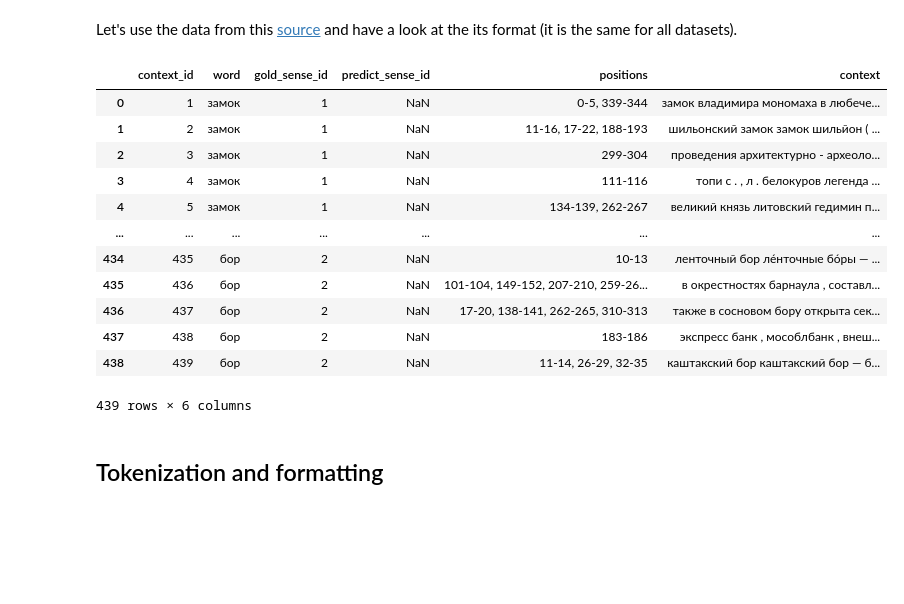
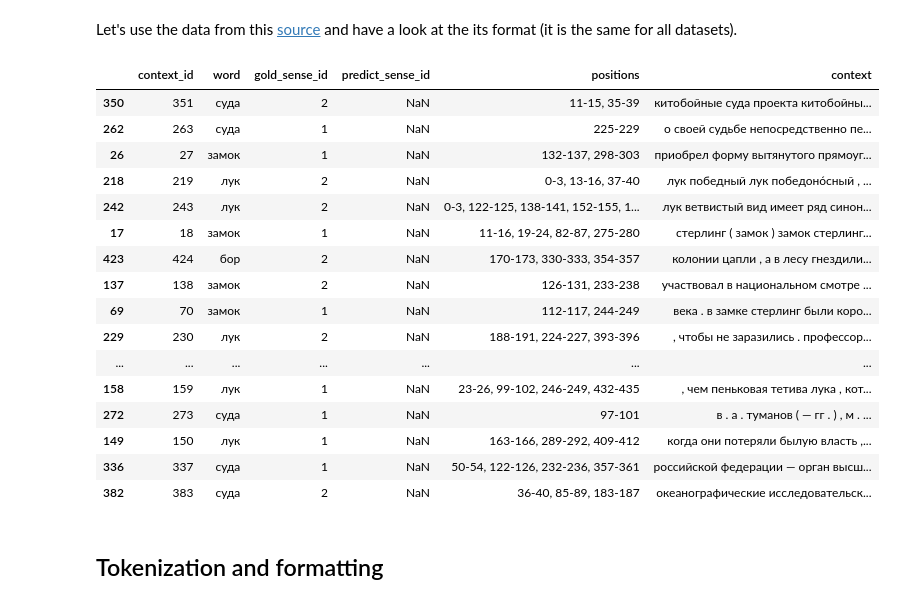
Before and after one commit to LukashevichIlya/DL-in-NLP, a Jupyter notebook: project_polysemy_BERT.ipynb, the cells around one changed output. Cells and saved outputs as stored; diff of their text form; code cells hidden in the pictures; blank space fills up the shorter version.

```diff
--- a/project_polysemy_BERT.ipynb
+++ b/project_polysemy_BERT.ipynb
@@ -53,21 +54,25 @@ df_wiki = pd.read_csv(url_wiki, sep='\t', error_bad_lines=False)
 df_bts = pd.read_csv(url_bts, sep='\t', error_bad_lines=False)
 df_active = pd.read_csv(url_active, sep='\t', error_bad_lines=False)
 # %%
-df_wiki
+df_wiki.sample(20)
 # %% [output]
 |  | context_id | word | gold_sense_id | predict_sense_id | positions | context |
-| 0 | 1 | замок | 1 | NaN | 0-5, 339-344 | замок владимира мономаха в любече... |
-| 1 | 2 | замок | 1 | NaN | 11-16, 17-22, 188-193 | шильонский замок замок шильйон ( ... |
-| 2 | 3 | замок | 1 | NaN | 299-304 | проведения архитектурно - археоло... |
-| 3 | 4 | замок | 1 | NaN | 111-116 | топи с . , л . белокуров легенда ... |
-| 4 | 5 | замок | 1 | NaN | 134-139, 262-267 | великий князь литовский гедимин п... |
+| 350 | 351 | суда | 2 | NaN | 11-15, 35-39 | китобойные суда проекта китобойны... |
+| 262 | 263 | суда | 1 | NaN | 225-229 | о своей судьбе непосредственно пе... |
+| 26 | 27 | замок | 1 | NaN | 132-137, 298-303 | приобрел форму вытянутого прямоуг... |
+| 218 | 219 | лук | 2 | NaN | 0-3, 13-16, 37-40 | лук победный лук победоно́сный , ... |
+| 242 | 243 | лук | 2 | NaN | 0-3, 122-125, 138-141, 152-155, 1... | лук ветвистый вид имеет ряд синон... |
+| 17 | 18 | замок | 1 | NaN | 11-16, 19-24, 82-87, 275-280 | стерлинг ( замок ) замок стерлинг... |
+| 423 | 424 | бор | 2 | NaN | 170-173, 330-333, 354-357 | колонии цапли , а в лесу гнездили... |
+| 137 | 138 | замок | 2 | NaN | 126-131, 233-238 | участвовал в национальном смотре ... |
+| 69 | 70 | замок | 1 | NaN | 112-117, 244-249 | века . в замке стерлинг были коро... |
+| 229 | 230 | лук | 2 | NaN | 188-191, 224-227, 393-396 | , чтобы не заразились . профессор... |
 | ... | ... | ... | ... | ... | ... | ... |
-| 434 | 435 | бор | 2 | NaN | 10-13 | ленточный бор ле́нточные бо́ры — ... |
-| 435 | 436 | бор | 2 | NaN | 101-104, 149-152, 207-210, 259-26... | в окрестностях барнаула , составл... |
-| 436 | 437 | бор | 2 | NaN | 17-20, 138-141, 262-265, 310-313 | также в сосновом бору открыта сек... |
-| 437 | 438 | бор | 2 | NaN | 183-186 | экспресс банк , мособлбанк , внеш... |
-| 438 | 439 | бор | 2 | NaN | 11-14, 26-29, 32-35 | каштакский бор каштакский бор — б... |
+| 158 | 159 | лук | 1 | NaN | 23-26, 99-102, 246-249, 432-435 | , чем пеньковая тетива лука , кот... |
+| 272 | 273 | суда | 1 | NaN | 97-101 | в . а . туманов ( — гг . ) , м . ... |
+| 149 | 150 | лук | 1 | NaN | 163-166, 289-292, 409-412 | когда они потеряли былую власть ,... |
+| 336 | 337 | суда | 1 | NaN | 50-54, 122-126, 232-236, 357-361 | российской федерации — орган высш... |
+| 382 | 383 | суда | 2 | NaN | 36-40, 85-89, 183-187 | океанографические исследовательск... |
-439 rows × 6 columns
 # %%
 text_columns = ['word', 'context']
 # %% [markdown]
```
Also changed, not shown: parts of 23 cells of this notebook.
